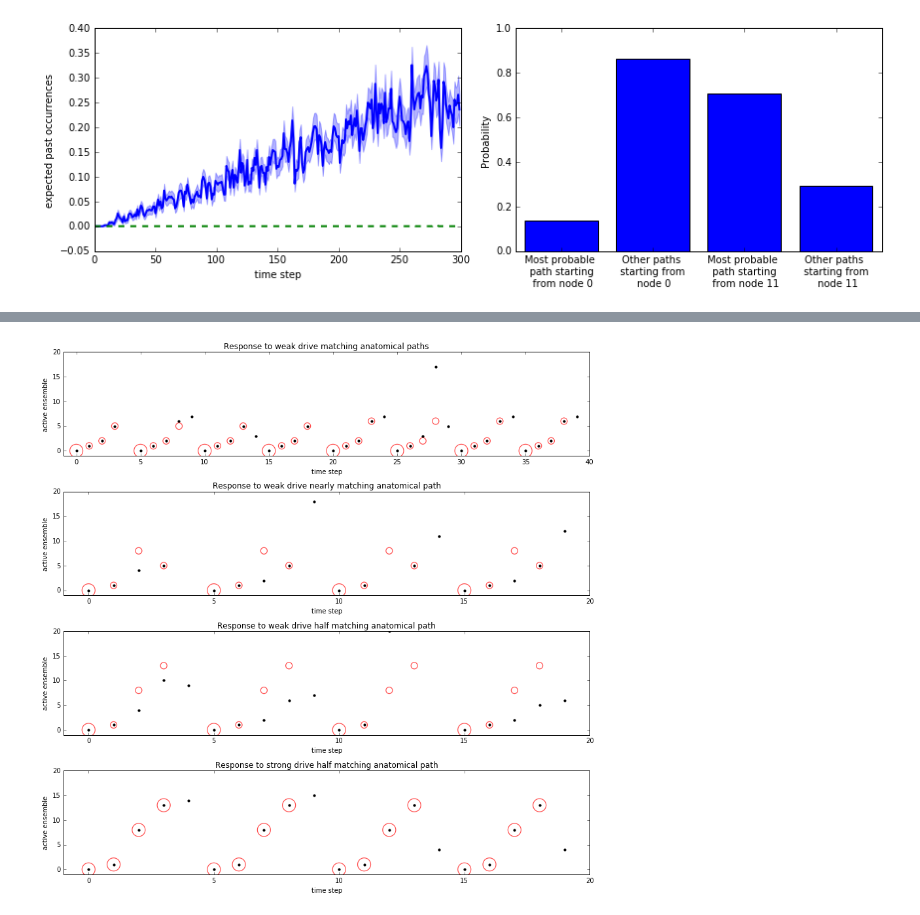
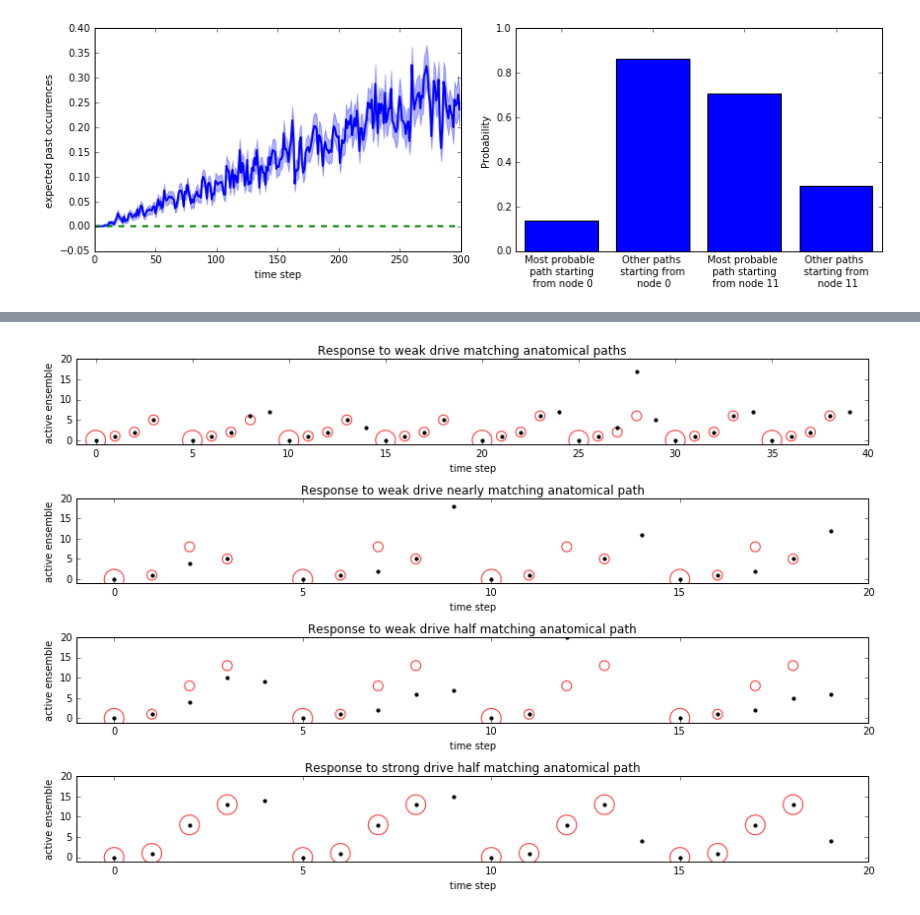
Before and after one commit to rkp8000/be_more_spontaneous, a Jupyter notebook: figures/softmax_random_basic_properties.ipynb, the cells around one changed output, grey strips where cells are left out. Drawn from its saved outputs; the diff is of its cells as text; code cells hidden in the pictures.

Commit message:
Add new figures.

```diff
--- a/figures/softmax_random_basic_properties.ipynb
+++ b/figures/softmax_random_basic_properties.ipynb
@@ -76,5 +80,5 @@ softmax_random_basic_properties.spontaneous_stats(CONFIG_SPONTANEOUS_STATS)
 # %%
-CONFIG_WEAKLY_DRIVEN = {
+CONFIG_WEAKLY_DRIVEN_EX = {
     'SEED': 0,
 
     'LOAD_FILE_NAME': 'softmax_random_network.npy',
@@ -87,9 +91,9 @@ CONFIG_WEAKLY_DRIVEN = {
     'TRIAL_LENGTH': 5,
     'N_REPEATS': 4,
 
-    'FIG_SIZE': (12, 12),
+    'FIG_SIZE': (12, 8),
 }
-# %%
-softmax_random_basic_properties.weakly_driven(CONFIG_WEAKLY_DRIVEN)
-# %% [output]
-[figure, removed]
+# %%
+softmax_random_basic_properties.weakly_driven_ex(CONFIG_WEAKLY_DRIVEN_EX)
+# %% [output]
+[figure, added]
```
Also changed, not shown: parts of 4 cells of this notebook.
